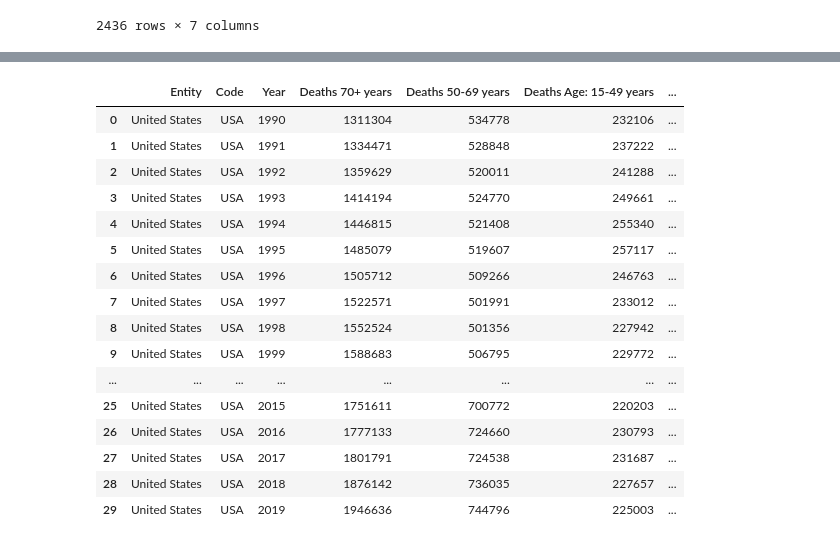
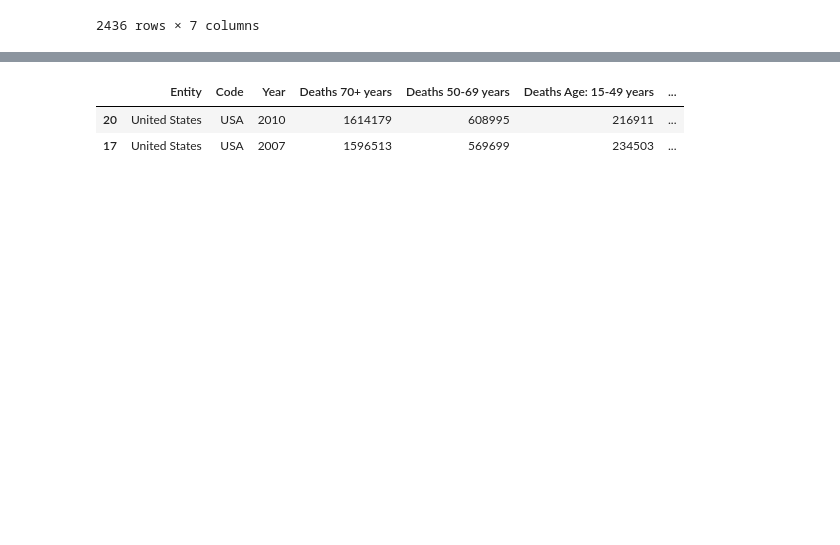
Before and after one commit to joshuaati/10AnalyticsHackaton, a Jupyter notebook: main.ipynb, the cells around one changed output, grey strips where cells are left out. Drawn from its saved outputs; the diff is of its cells as text; code cells hidden in the pictures; blank space fills up the shorter version.

```diff
--- a/main.ipynb
+++ b/main.ipynb
@@ -388,25 +378,11 @@ cod_in_us2.to_csv('outputs//cause_of_death_US2.csv')
 # %%
 #US death by age dataset
 no_death_age_us= nodeathbyage_df.merge(most_adv_country[['Country_Name','Country_Code', 'African_Region']], left_on='Code', right_on='Country_Code', how='right')
-no_death_age_us
+no_death_age_us.sample(2)
 # %% [output]
 |  | Entity | Code | Year | Deaths 70+ years | Deaths 50-69 years | Deaths Age: 15-49 years | ... |
-| 0 | United States | USA | 1990 | 1311304 | 534778 | 232106 | ... |
-| 1 | United States | USA | 1991 | 1334471 | 528848 | 237222 | ... |
-| 2 | United States | USA | 1992 | 1359629 | 520011 | 241288 | ... |
-| 3 | United States | USA | 1993 | 1414194 | 524770 | 249661 | ... |
-| 4 | United States | USA | 1994 | 1446815 | 521408 | 255340 | ... |
-| 5 | United States | USA | 1995 | 1485079 | 519607 | 257117 | ... |
-| 6 | United States | USA | 1996 | 1505712 | 509266 | 246763 | ... |
-| 7 | United States | USA | 1997 | 1522571 | 501991 | 233012 | ... |
-| 8 | United States | USA | 1998 | 1552524 | 501356 | 227942 | ... |
-| 9 | United States | USA | 1999 | 1588683 | 506795 | 229772 | ... |
-| ... | ... | ... | ... | ... | ... | ... | ... |
-| 25 | United States | USA | 2015 | 1751611 | 700772 | 220203 | ... |
-| 26 | United States | USA | 2016 | 1777133 | 724660 | 230793 | ... |
-| 27 | United States | USA | 2017 | 1801791 | 724538 | 231687 | ... |
-| 28 | United States | USA | 2018 | 1876142 | 736035 | 227657 | ... |
-| 29 | United States | USA | 2019 | 1946636 | 744796 | 225003 | ... |
+| 20 | United States | USA | 2010 | 1614179 | 608995 | 216911 | ... |
+| 17 | United States | USA | 2007 | 1596513 | 569699 | 234503 | ... |
 # %%
 #change year dtype to int
 no_death_age_us = no_death_age_us.dropna(subset=['Year'])
```
Also changed, not shown: parts of 3 cells of this notebook, 1 other file.
